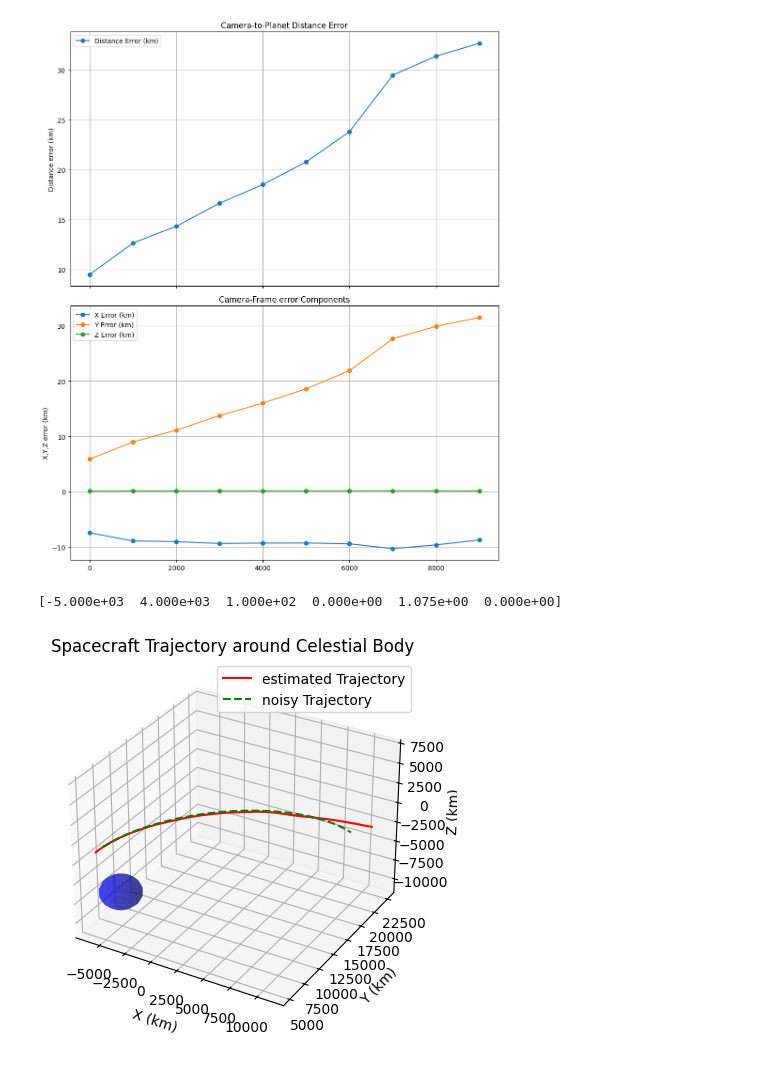
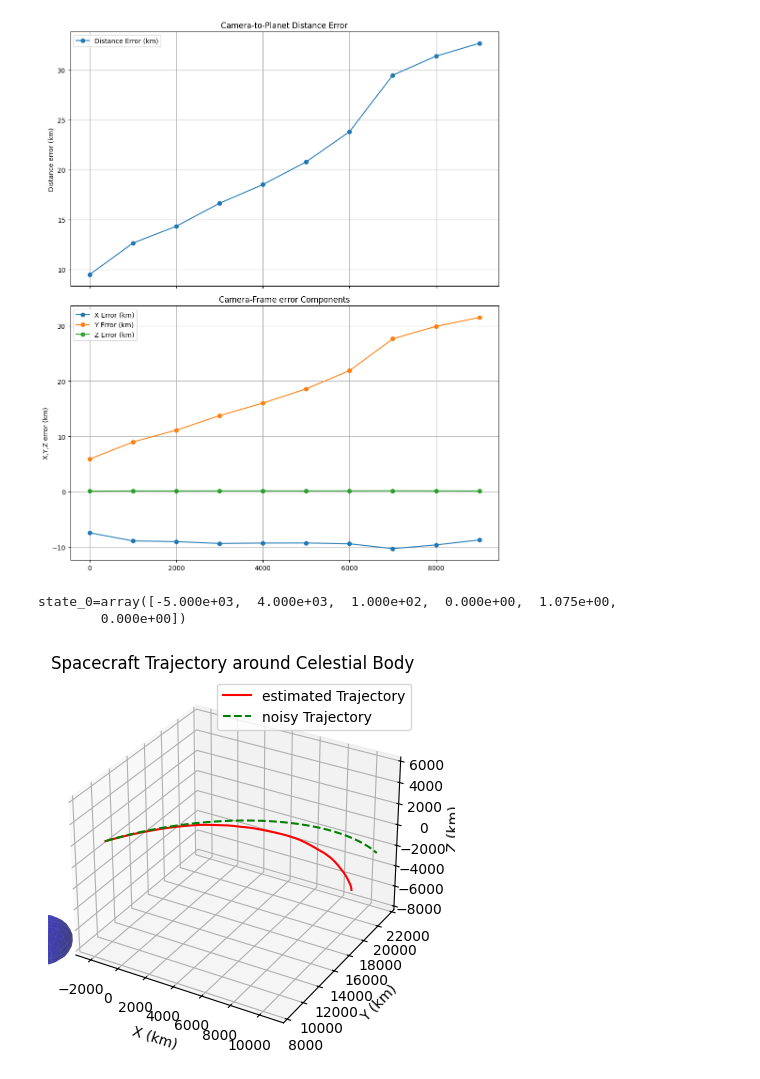
Before and after one commit to colin-skinner/horizon-op-nav, a Jupyter notebook: notebooks/InterfaceTester2.ipynb, the cells around one changed output. Saved outputs shown, nothing was run; the diff lists cells and outputs as text; code cells hidden in the pictures.

```diff
--- a/notebooks/InterfaceTester2.ipynb
+++ b/notebooks/InterfaceTester2.ipynb
@@ -205,53 +222,60 @@ plot_est_dist_xyz_errors(
 # %% [output]
 [figure]
 # %%
-# EKF time
-Q = np.diag([1,1, 1, 0.0001, 0.0001, 0.0001])  # Process noise covariance
+# EKF Configuration
+Q = np.diag([Q_POS_VARIANCE, Q_POS_VARIANCE, Q_POS_VARIANCE,
+             Q_VEL_VARIANCE, Q_VEL_VARIANCE, Q_VEL_VARIANCE])  # Process noise covariance
 
 Q_perfect = np.zeros((6, 6))  # Perfect process model (no noise)
 
-R_1 = 1000
+R = np.diag([R_MEAS_VARIANCE, R_MEAS_VARIANCE, R_MEAS_VARIANCE])  # Measurement noise covariance
 
-
-R = np.diag([R_1, R_1, R_1])  # Measurement noise covariance
-dt = 1000.0  # Time step in seconds
-t = 0
-N = 50
+dt = TRAJECTORY_DT  # Time step in seconds
+N = N_STEPS
 
 state_0 = np.array(State0)
 mu0 = state_0
-sigma0 = np.diag([1.0, 1.0, 1.0,  0.0001, 0.0001, 0.0001])  # Initial state covariance
+sigma0 = np.diag([1.0, 1.0, 1.0, 0.0001, 0.0001, 0.0001])  # Initial state covariance
 
-central_body_mass = 7.34767309e22
+central_body_mass = MOON_MU / G  # kg, derived from MOON_MU / G
 
 ekf = SatEKF(Q, R, dt, mu0, sigma0, central_body_mass)
 # %%
-state = np.array(state_0)
-print(state)
-states_noisy = [state]
-states_perfect = []
-state_clean = state
+print(f"{state_0=}")
+states_perfect = [state]
+states_noisy = [state + noise(Q)]
+
+state_clean = states_perfect[0]
+state_noisy = states_noisy[0]
+
+t = 0
 
 # get noisy trajectory for EKF testing
 for i in range(N):
-    process_noise = np.random.multivariate_normal(np.zeros(6), Q)
-    state_next_perfect= ekf.f_func(state_clean)
-    state_next_noisy = ekf.f_func(state) + process_noise
+    # Perfect trajectory (for comparison)
+    state_next_clean = ekf.f_func(state_clean)
+
+    # Noisy/realistic trajectory
+    process_noise = noise(Q)
+    state_next_noisy = ekf.f_func(state_noisy) + process_noise
+
     t += dt
-    states_perfect.append(state_next_perfect)
+    states_perfect.append(state_next_clean)
     states_noisy.append(state_next_noisy)
-    state = state_next_noisy
-    state_clean = state_next_perfect
+
+    state_noisy = state_next_noisy
+    state_clean = state_next_clean
 
 states_noisy = np.array(states_noisy)
 states_perfect = np.array(states_perfect)
 
-ts = np.arange(0, N*dt, dt)
+ts = np.arange(0, N) * dt # Stops *just* before N*dt though so maybe we do N+1?
 
 plot_trajs(states_noisy, states_perfect, body_struct)
 # %% [output]
-[-5.000e+03  4.000e+03  1.000e+02  0.000e+00  1.075e+00  0.000e+00]
+state_0=array([-5.000e+03,  4.000e+03,  1.000e+02,  0.000e+00,  1.075e+00,
+        0.000e+00])
-[figure, old version]
+[figure, new version]
 # %%
 # get CR estimates for EKF measurement updates
 print(ts[i])
```
Also changed, not shown: parts of 17 cells of this notebook, 6 other files.
